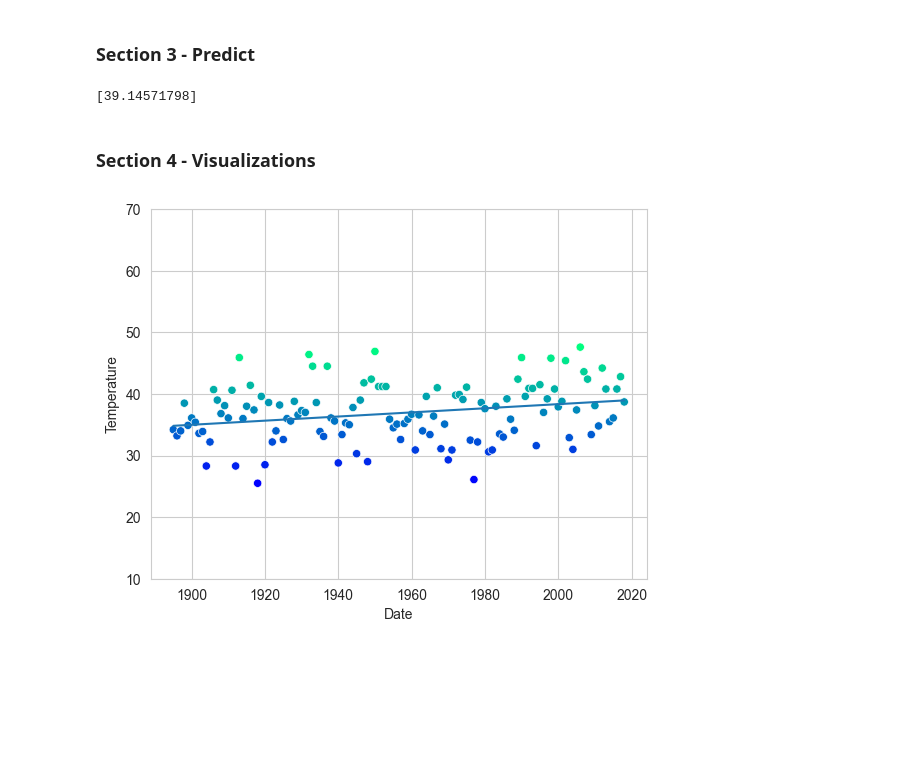
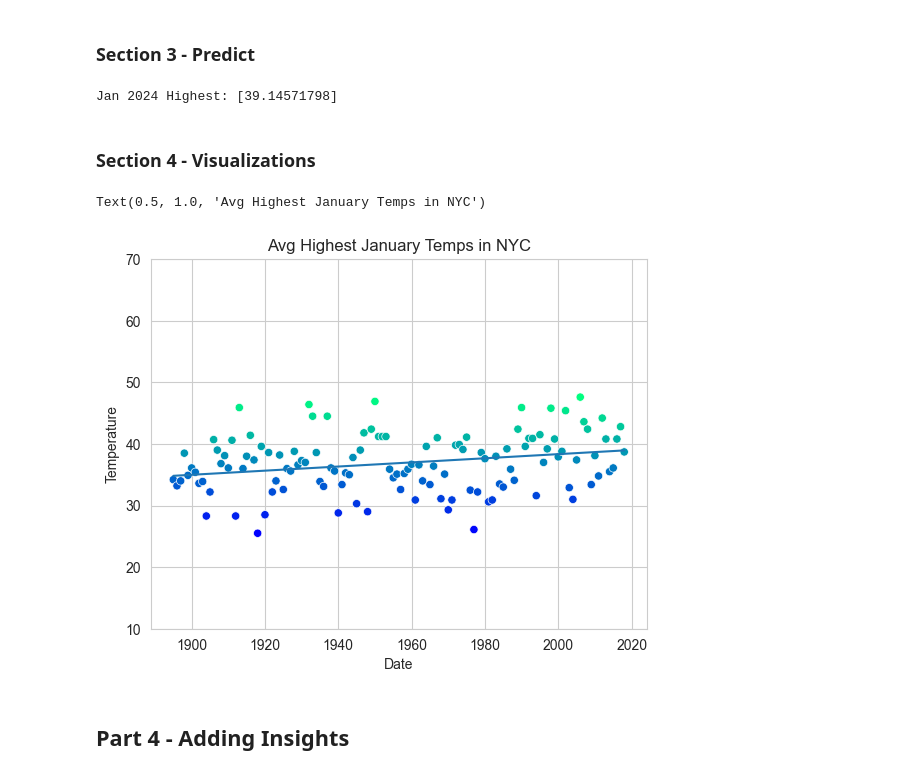
Before and after one commit to Bshell13/datafun-07-ml, a Jupyter notebook: shellenberger_ml.ipynb, the cells around one changed output. Saved outputs shown, nothing was run; the diff lists cells and outputs as text; code cells hidden in the pictures; blank space fills up the shorter version.

Commit message:
insights

```diff
--- a/shellenberger_ml.ipynb
+++ b/shellenberger_ml.ipynb
@@ -165,19 +165,23 @@ predicted: 35.69, expected: 38.60
 # %%
 predict = (lambda x: linear_regression.coef_ * x + linear_regression.intercept_)
 
-print(predict(2024))
+print(f'Jan 2024 Highest: {predict(2024)}')
 # %% [output]
-[39.14571798]
+Jan 2024 Highest: [39.14571798]
 # %% [markdown]
 ### Section 4 - Visualizations
 # %%
 axes = sns.scatterplot(data=nyc_df, x='Date', y='Temperature',
                        hue='Temperature', palette='winter', legend=False)
 axes.set_ylim(10,70)
 
 # plotting the regression line
 x = np.array([min(nyc_df.Date.values), max(nyc_df.Date.values)])
 y = predict(x)
 line = plt.plot(x, y)
+axes.set_title('Avg Highest January Temps in NYC')
 # %% [output]
+Text(0.5, 1.0, 'Avg Highest January Temps in NYC')
-[figure, old version]
+[figure, new version]
+# %% [markdown]
+## Part 4 - Adding Insights
```
Also changed, not shown: parts of 1 cell of this notebook.
